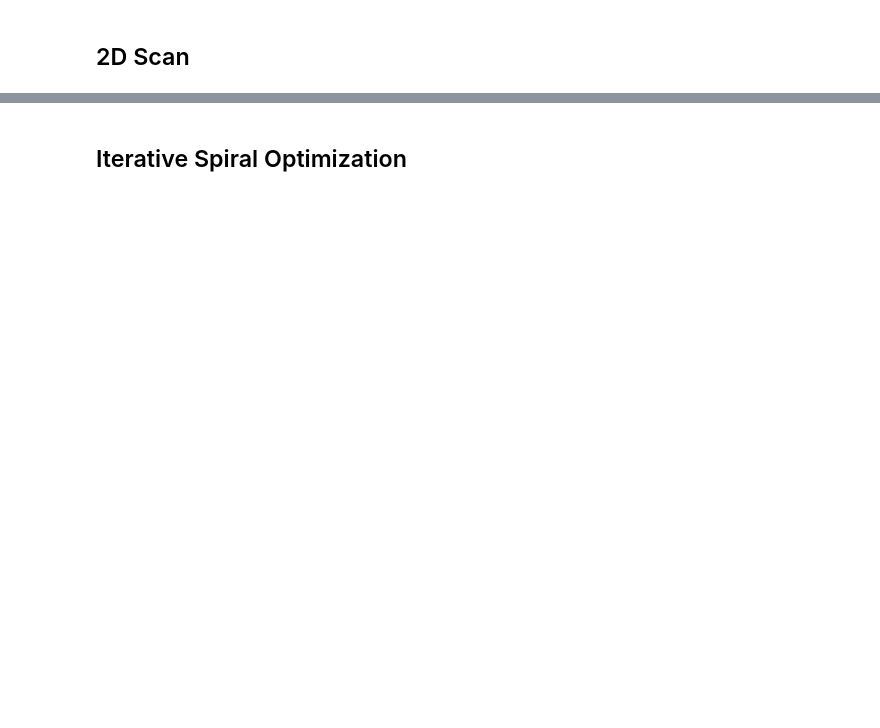
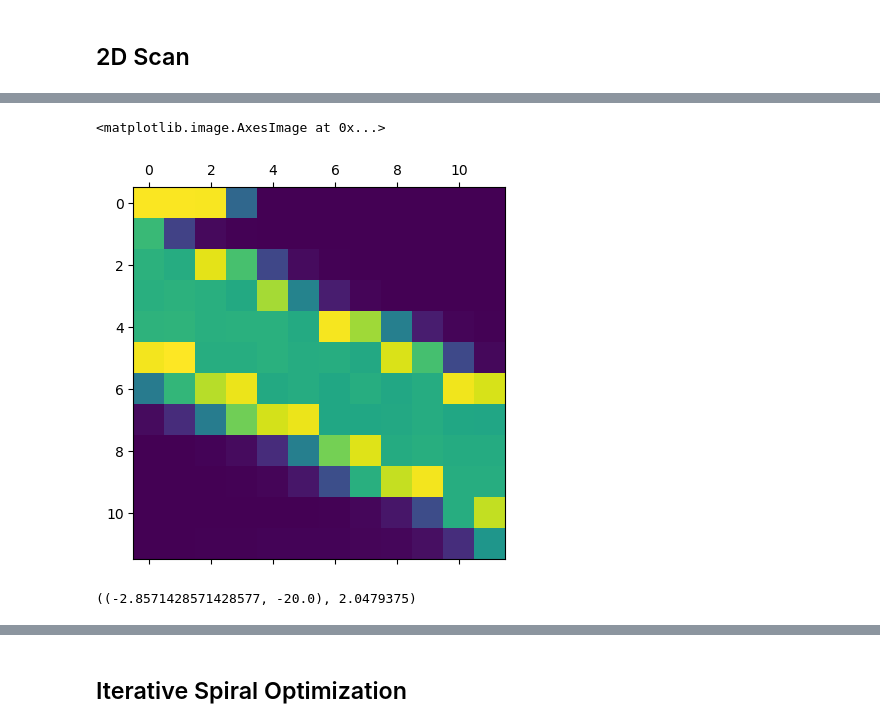
Before and after one commit to Stockholm254/servotest, a Jupyter notebook: src/expctl/servers/servoaligner/servocomp.ipynb, the cells around one changed output, grey strips where cells are left out. Saved outputs shown, nothing was run; the diff lists cells and outputs as text; code cells hidden in the pictures; blank space fills up the shorter version.

Commit message:
servo aligner 5.0

```diff
--- a/src/expctl/servers/servoaligner/servocomp.ipynb
+++ b/src/expctl/servers/servoaligner/servocomp.ipynb
@@ -56,9 +73,7 @@ def callback_func(para,
     para_nr_move = compose_para(para, pos_mask, zero, jac, jac_master_mask,debug=debug,**kwargs)
     #
     if not debug:
-        goal_position_list  = r2nd(list(para_nr_move))
-        # print(goal_position_list)
-        servos.set_position(goal_position_list)
+        servos.set_angle(list(para_nr_move))
         #
         data_cache = []
         for m in range(2):
@@ -67,6 +82,7 @@ def callback_func(para,
             data_cache.append(data)
         z = float(np.mean(np.array(data)))
         # print(para,z)
+        # time.sleep(1)
         return tuple(para),z
 
 cf0 = lambda para: callback_func(para, pos_mask=POS_ALL_MASK)
@@ -92,0 +95,23 @@ ZERO_YYDOT_1 = [-6.93742197e+01 ,3.48430647e+01,-9.18508692e+01,-4.93558643e+01,
+# %%
+def accept_func_linearxy(xy, slope, b, tol):
+    x,y = xy[0],xy[1]
+    return np.abs(y-x*slope-b)<tol
+
+accept_func_AXXDOT = lambda xy: accept_func_linearxy(xy,0.5,0,200)
+# accept_func_AXXDOT = lambda xy: accept_func_linearxy(xy,1.35,0,160)
+accept_func_AYYDOT = lambda xy: accept_func_linearxy(xy,-1.36,5,80)
+accept_func_BXXDOT = lambda xy: accept_func_linearxy(xy,-0.67,0,80)
+accept_func_BYYDOT = lambda xy: accept_func_linearxy(xy,-0.67,5,80)
+
+def posmask2acceptfunc(posmask):
+    if posmask == A_X_XDOT_MASK:
+        return accept_func_AXXDOT
+    elif posmask == A_Y_YDOT_MASK:
+        return accept_func_AYYDOT
+    elif posmask == B_X_XDOT_MASK:
+        return accept_func_BXXDOT
+    elif posmask == B_Y_YDOT_MASK:
+        return accept_func_BYYDOT
+    else:
+        raise ValueError("posmask not recognized")
+        return None
@@ -93,10 +121,7 @@ ZERO_YYDOT_1 = [-6.93742197e+01 ,3.48430647e+01,-9.18508692e+01,-4.93558643e+01,
 # %%
-N_pts = 100
-SCAN_RANGE = 600
+N_pts = 12
 POS_MASK = A_X_XDOT_MASK
-# cf = lambda para: callback_func(para, pos_mask=POS_MASK)
-cf = lambda para: callback_func(para, zero=ZERO_YYDOT_1, pos_mask=POS_MASK)
-# cf = lambda para: callback_func(para, pos_mask=POS_MASK, jac=jac_pm_190, jac_master_mask=A_POS_ALL_MASK)
-# X,Y,Z = motor_2d_scan(N_pts,SCAN_RANGE,servos,cf)
-X,Y,Z = motor_2d_scan(N_pts,SCAN_RANGE,servos,cf,accept_func=accept_func_XXDOT_1)
+SCAN_RANGE = 800
+cf = lambda para: callback_func(para,pos_mask=POS_MASK)
+X,Y,Z = motor_2d_scan(N_pts,SCAN_RANGE,servos,cf)
 # %% [output]
@@ -108 +146,15 @@ X,Y,Z = motor_2d_scan(N_pts,SCAN_RANGE,servos,cf,accept_func=accept_func_XXDOT_1
+# %%
+
+Z_acc = accept_func_AXXDOT([X,Y])
+plt.matshow(Z_acc*(-0.3)+Z)
+# %% [output]
+<matplotlib.image.AxesImage at 0x...>
+[figure, added]
+# %%
+idxmax = np.argmax(Z)
+idxi,idxj = np.unravel_index(idxmax,X.shape)
+maxpos = [X[idxi,idxj],Y[idxi,idxj]]
+print(cf(maxpos))
+# %% [output]
+((-2.8571428571428577, -20.0), 2.0479375)
 # %%
```
Also changed, not shown: parts of 30 cells of this notebook, 18 other files.
